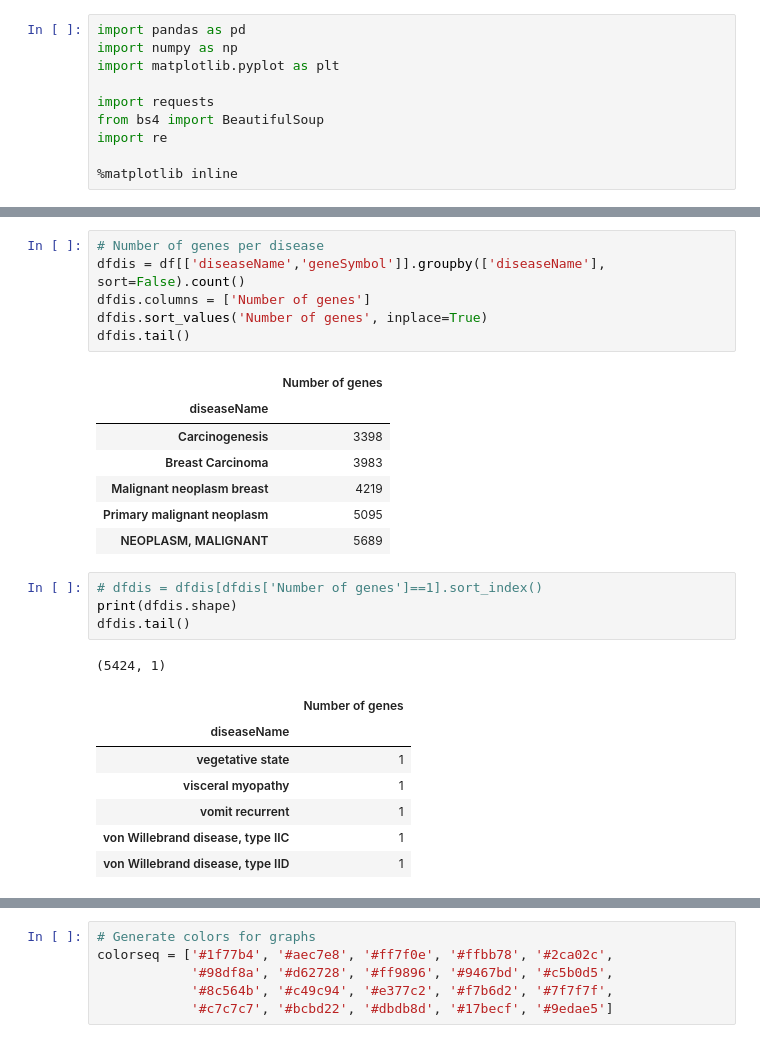
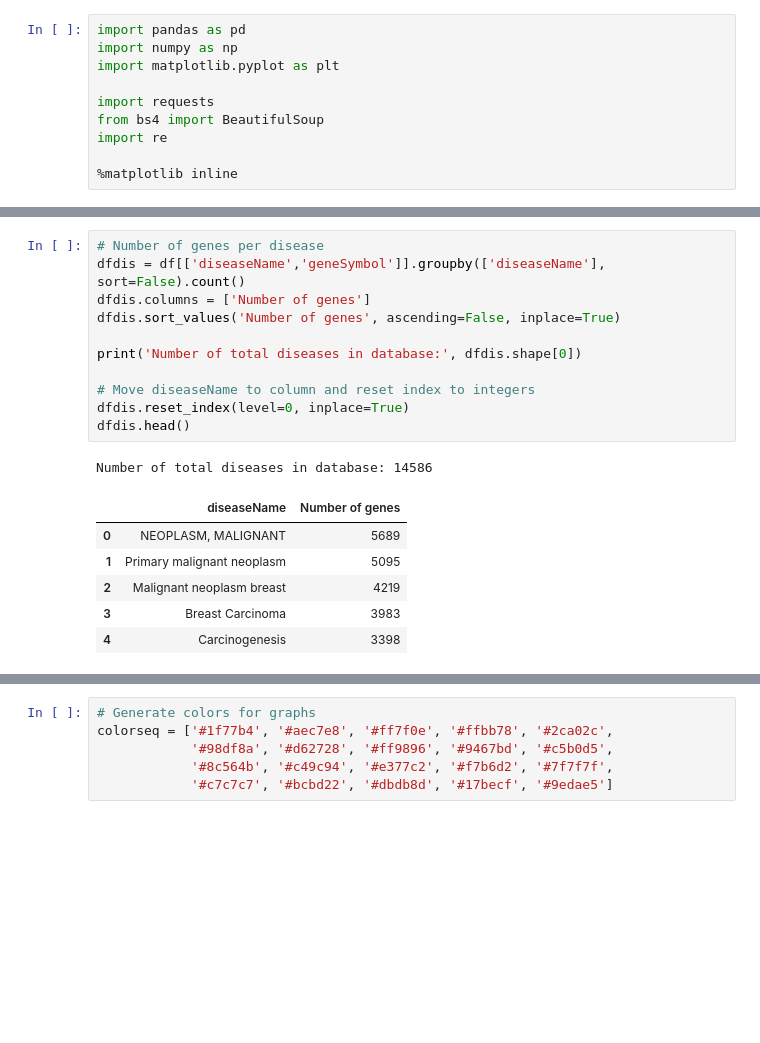
Before and after one commit to dbricare/datainc, a Jupyter notebook: genediseasedata.ipynb, the cells around one changed output, grey strips where cells are left out. Saved outputs shown, nothing was run; the diff lists cells and outputs as text; blank space fills up the shorter version.

```diff
--- a/genediseasedata.ipynb
+++ b/genediseasedata.ipynb
@@ -68,28 +103,20 @@ plt.show()
 # %%
 # Number of genes per disease
 dfdis = df[['diseaseName','geneSymbol']].groupby(['diseaseName'], sort=False).count()
 dfdis.columns = ['Number of genes']
-dfdis.sort_values('Number of genes', inplace=True)
-dfdis.tail()
+dfdis.sort_values('Number of genes', ascending=False, inplace=True)
+
+print('Number of total diseases in database:', dfdis.shape[0])
+
+# Move diseaseName to column and reset index to integers
+dfdis.reset_index(level=0, inplace=True)
+dfdis.head()
 # %% [output]
+Number of total diseases in database: 14586
-|  | Number of genes |
-| diseaseName |  |
-| Carcinogenesis | 3398 |
-| Breast Carcinoma | 3983 |
-| Malignant neoplasm breast | 4219 |
-| Primary malignant neoplasm | 5095 |
-| NEOPLASM, MALIGNANT | 5689 |
+|  | diseaseName | Number of genes |
+| 0 | NEOPLASM, MALIGNANT | 5689 |
+| 1 | Primary malignant neoplasm | 5095 |
+| 2 | Malignant neoplasm breast | 4219 |
+| 3 | Breast Carcinoma | 3983 |
+| 4 | Carcinogenesis | 3398 |
-# %%
-# dfdis = dfdis[dfdis['Number of genes']==1].sort_index()
-print(dfdis.shape)
-dfdis.tail()
-# %% [output]
-(5424, 1)
-|  | Number of genes |
-| diseaseName |  |
-| vegetative state | 1 |
-| visceral myopathy | 1 |
-| vomit recurrent | 1 |
-| von Willebrand disease, type IIC | 1 |
-| von Willebrand disease, type IID | 1 |
 # %%
```
Also changed, not shown: parts of 15 cells of this notebook.
